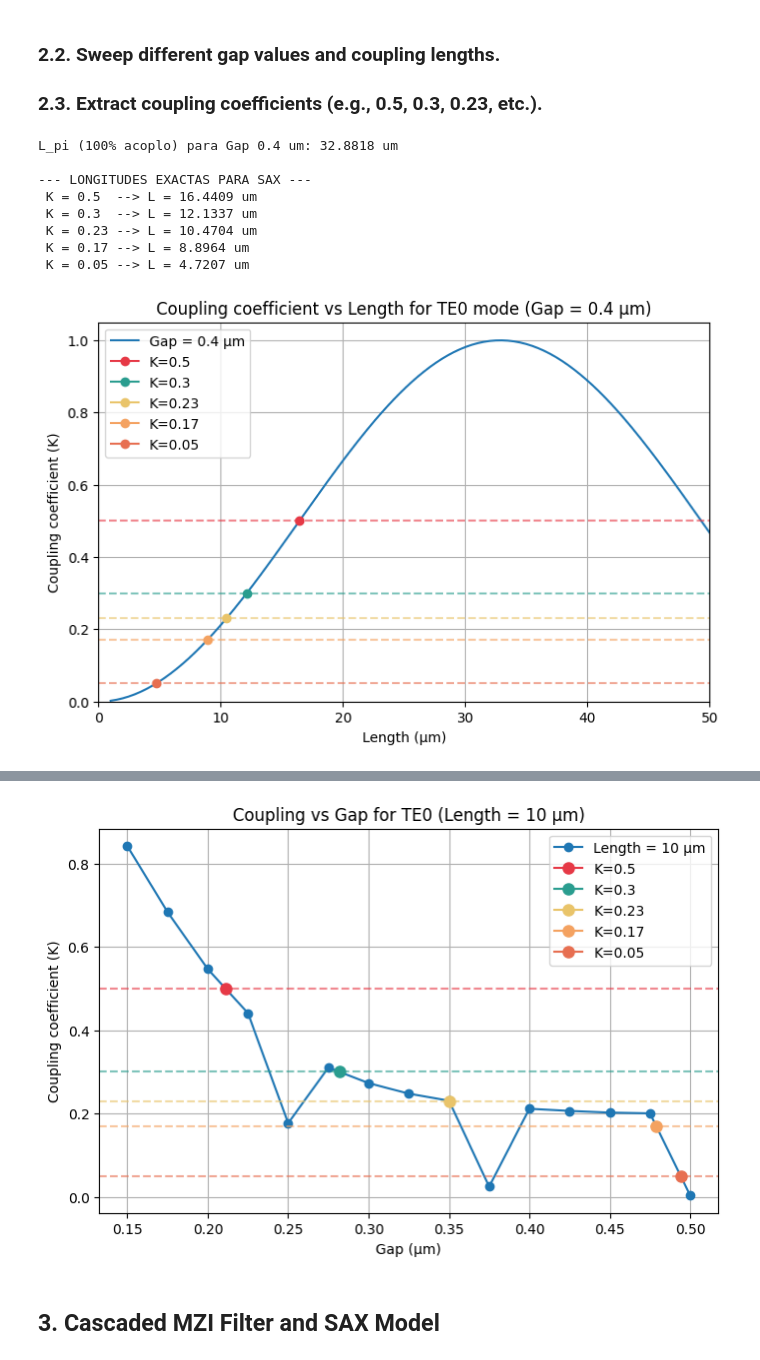
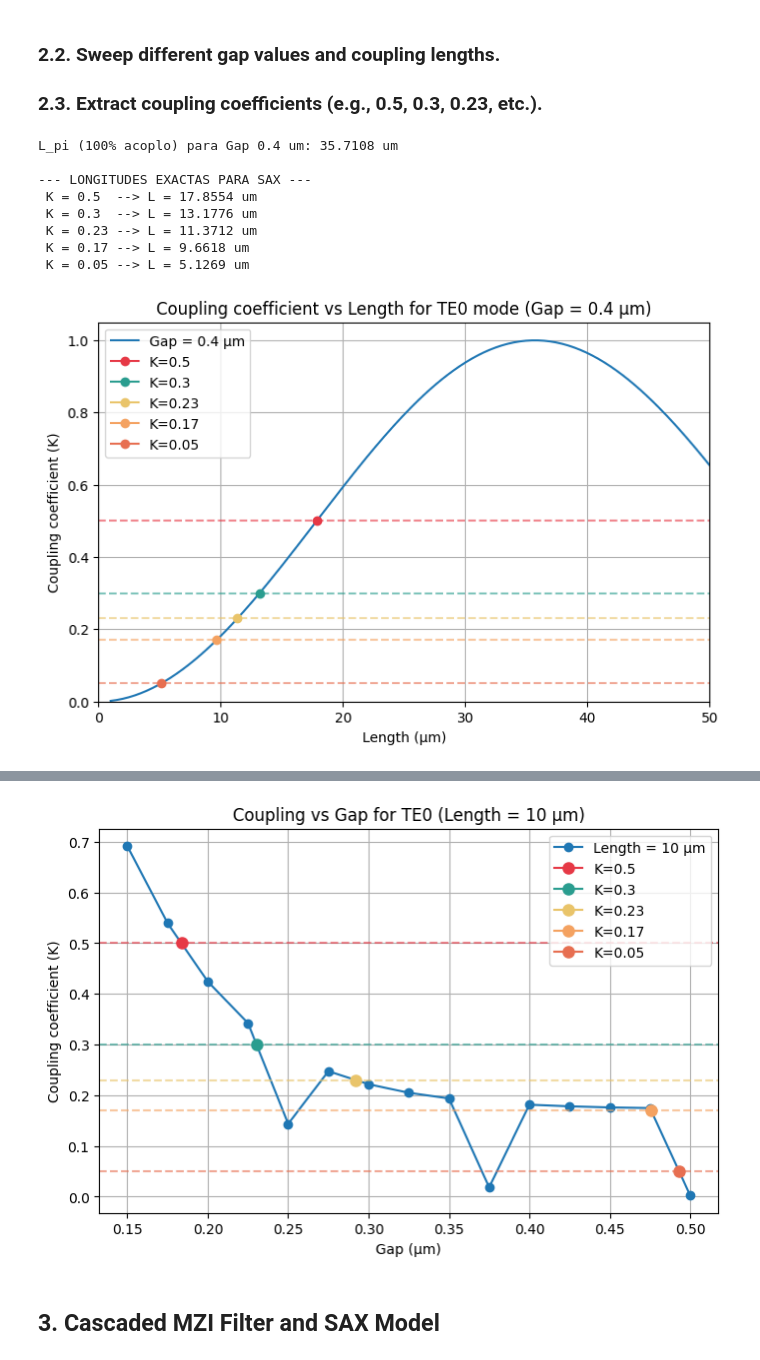
Before and after one commit to snacmuo/pic-upv-lab5-finalproject, a Jupyter notebook: FInal_Project_Sergi_Nàcher_Muñoz.ipynb, the cells around one changed output, grey strips where cells are left out. Saved outputs shown, nothing was run; the diff lists cells and outputs as text; code cells hidden in the pictures.

```diff
--- a/FInal_Project_Sergi_Nàcher_Muñoz.ipynb
+++ b/FInal_Project_Sergi_Nàcher_Muñoz.ipynb
@@ -214,8 +209,6 @@ dcoupler_cs = gt.modes.WaveguideCoupler(
     wavelength = wvl,
     num_modes = 2, # Number of modes to find
     cache_path = '.cache/', # Important! In order to save simulation time, set your cache Path!
-    precision = 'double',
-    max_grid_scaling = 1.5, # Parameters of the grid
     grid_resolution = 20 # Parameters of the grid
 )
 
@@ -281,15 +274,15 @@ plt.legend()
 plt.grid(True)
 plt.show()
 # %% [output]
-L_pi (100% acoplo) para Gap 0.4 um: 32.8818 um
+L_pi (100% acoplo) para Gap 0.4 um: 35.7108 um
 
 --- LONGITUDES EXACTAS PARA SAX ---
- K = 0.5  --> L = 16.4409 um
- K = 0.3  --> L = 12.1337 um
- K = 0.23 --> L = 10.4704 um
- K = 0.17 --> L = 8.8964 um
- K = 0.05 --> L = 4.7207 um
+ K = 0.5  --> L = 17.8554 um
+ K = 0.3  --> L = 13.1776 um
+ K = 0.23 --> L = 11.3712 um
+ K = 0.17 --> L = 9.6618 um
+ K = 0.05 --> L = 5.1269 um
-[figure, old version]
+[figure, new version]
 # %%
 length = 10 # Longitud fija
 wvl = 1.55
@@ -308,8 +301,6 @@ for g in gap_values:
     wavelength = wvl,
     num_modes = 2,
     cache_path = '.cache/',
-    precision = 'double',
-    max_grid_scaling = 1.5,
     grid_resolution = 20
 )
 
@@ -370,4 +361,4 @@ K = 0.05 --> Gap = 0.4941 um
-[figure, old version]
+[figure, new version]
 # %% [markdown]
 ## 3. Cascaded MZI Filter and SAX Model
 # %% [markdown]
```
Also changed, not shown: parts of 12 cells of this notebook.
